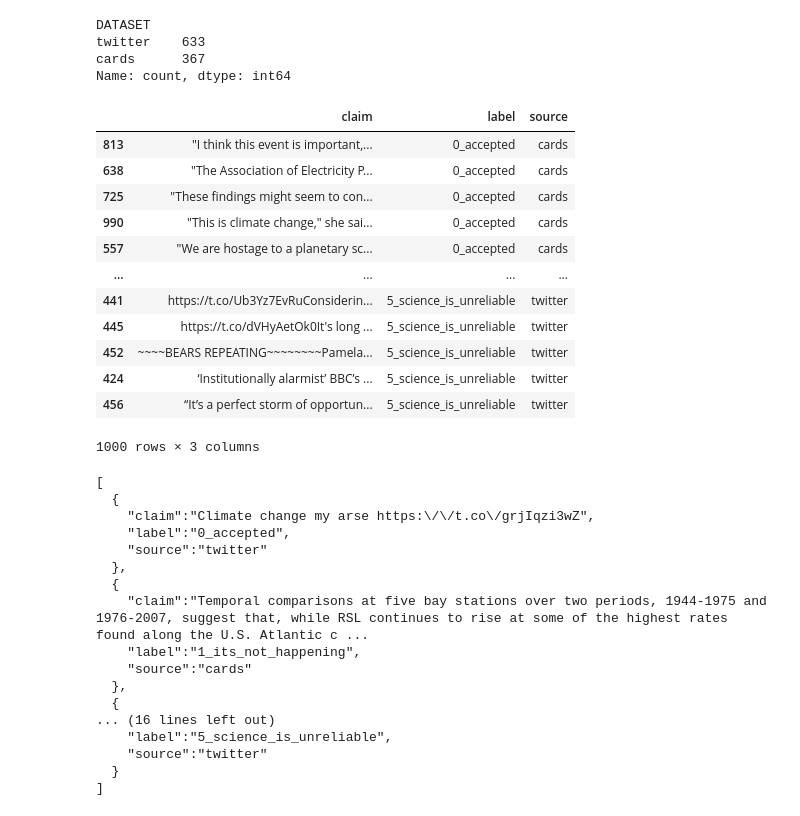
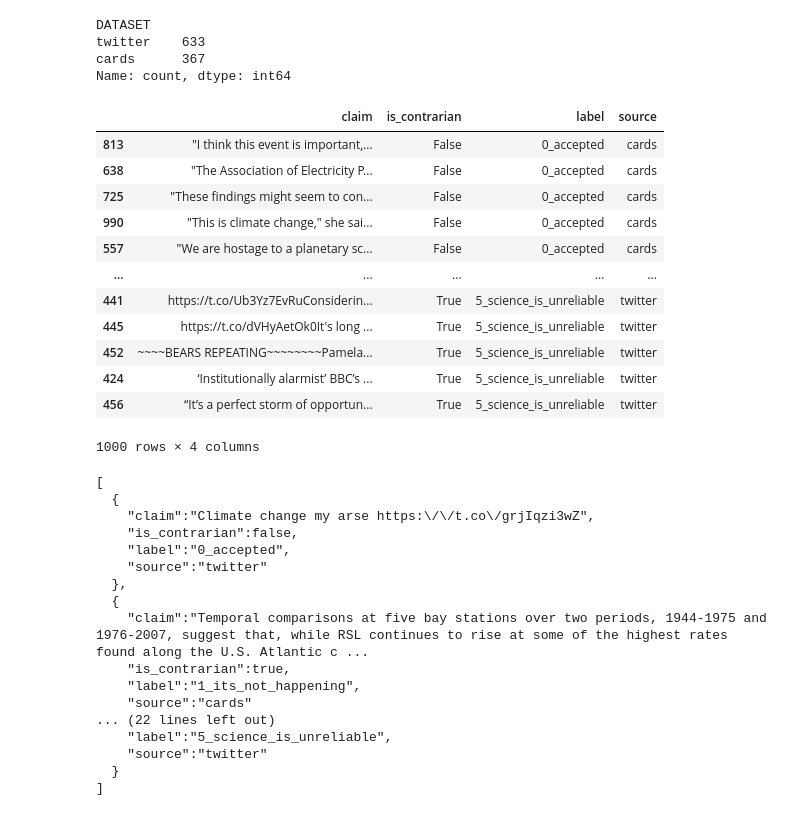
Before and after one commit to dataforgoodfr/climateguard, a Jupyter notebook: notebooks/benchmark/cards_benchmark.ipynb, the cells around one changed output. Cells and saved outputs as stored; diff of their text form; code cells hidden in the pictures.

```diff
--- a/notebooks/benchmark/cards_eda.ipynb
+++ b/notebooks/benchmark/cards_benchmark.ipynb
@@ -307,39 +307,42 @@ Name: count, dtype: int64
 # %%
 # Rename and select relevant columns
 benchmark = benchmark.rename(
     columns={"text": "claim", "cards_claim_1": "label", "DATASET": "source"}
 )[["claim", "label", "source"]].reset_index(drop=True)
 benchmark = benchmark.sort_values(["label", "source", "claim"])
+
+# Add binary flag
+benchmark.insert(1, "is_contrarian", benchmark["label"] != "0")
 
 # Add words to labels for clarity
 # https://www.nature.com/articles/s41598-021-01714-4
 # > five major categories: (1) it’s not happening, (2) it’s not us, (2) it’s not bad,
 # (4) solutions won’t work, and (5) climate science/scientists are unreliable
 benchmark["label"] = benchmark["label"].replace(
     {
         "0": "0_accepted",
         "1": "1_its_not_happening",
         "2": "2_its_not_us",
         "3": "3_its_not_bad",
         "4": "4_solutions_wont_work",
         "5": "5_science_is_unreliable",
     }
 )
 benchmark
 # %% [output]
-|  | claim | label | source |
-| 813 | "I think this event is important,... | 0_accepted | cards |
-| 638 | "The Association of Electricity P... | 0_accepted | cards |
-| 725 | "These findings might seem to con... | 0_accepted | cards |
-| 990 | "This is climate change," she sai... | 0_accepted | cards |
-| 557 | "We are hostage to a planetary sc... | 0_accepted | cards |
-| ... | ... | ... | ... |
-| 441 | https://t.co/Ub3Yz7EvRuConsiderin... | 5_science_is_unreliable | twitter |
-| 445 | https://t.co/dVHyAetOk0It's long ... | 5_science_is_unreliable | twitter |
-| 452 | ~~~~BEARS REPEATING~~~~~~~~Pamela... | 5_science_is_unreliable | twitter |
-| 424 | ‘Institutionally alarmist’ BBC’s ... | 5_science_is_unreliable | twitter |
-| 456 | “It’s a perfect storm of opportun... | 5_science_is_unreliable | twitter |
+|  | claim | is_contrarian | label | source |
+| 813 | "I think this event is important,... | False | 0_accepted | cards |
+| 638 | "The Association of Electricity P... | False | 0_accepted | cards |
+| 725 | "These findings might seem to con... | False | 0_accepted | cards |
+| 990 | "This is climate change," she sai... | False | 0_accepted | cards |
+| 557 | "We are hostage to a planetary sc... | False | 0_accepted | cards |
+| ... | ... | ... | ... | ... |
+| 441 | https://t.co/Ub3Yz7EvRuConsiderin... | True | 5_science_is_unreliable | twitter |
+| 445 | https://t.co/dVHyAetOk0It's long ... | True | 5_science_is_unreliable | twitter |
+| 452 | ~~~~BEARS REPEATING~~~~~~~~Pamela... | True | 5_science_is_unreliable | twitter |
+| 424 | ‘Institutionally alarmist’ BBC’s ... | True | 5_science_is_unreliable | twitter |
+| 456 | “It’s a perfect storm of opportun... | True | 5_science_is_unreliable | twitter |
-1000 rows × 3 columns
+1000 rows × 4 columns
 # %%
 # Show one example by class
 print(
@@ -351,16 +354,16 @@ print(
 [
   {
     "claim":"Climate change my arse https:\/\/t.co\/grjIqzi3wZ",
+    "is_contrarian":false,
     "label":"0_accepted",
     "source":"twitter"
   },
   {
     "claim":"Temporal comparisons at five bay stations over two periods, 1944-1975 and 1976-2007, suggest that, while RSL continues to rise at some of the highest rates found along the U.S. Atlantic c ...
+    "is_contrarian":true,
     "label":"1_its_not_happening",
     "source":"cards"
-  },
-  {
-... (16 lines left out)
+... (22 lines left out)
     "label":"5_science_is_unreliable",
     "source":"twitter"
   }
```
Also changed, not shown: parts of 1 cell of this notebook, 4 other files.
